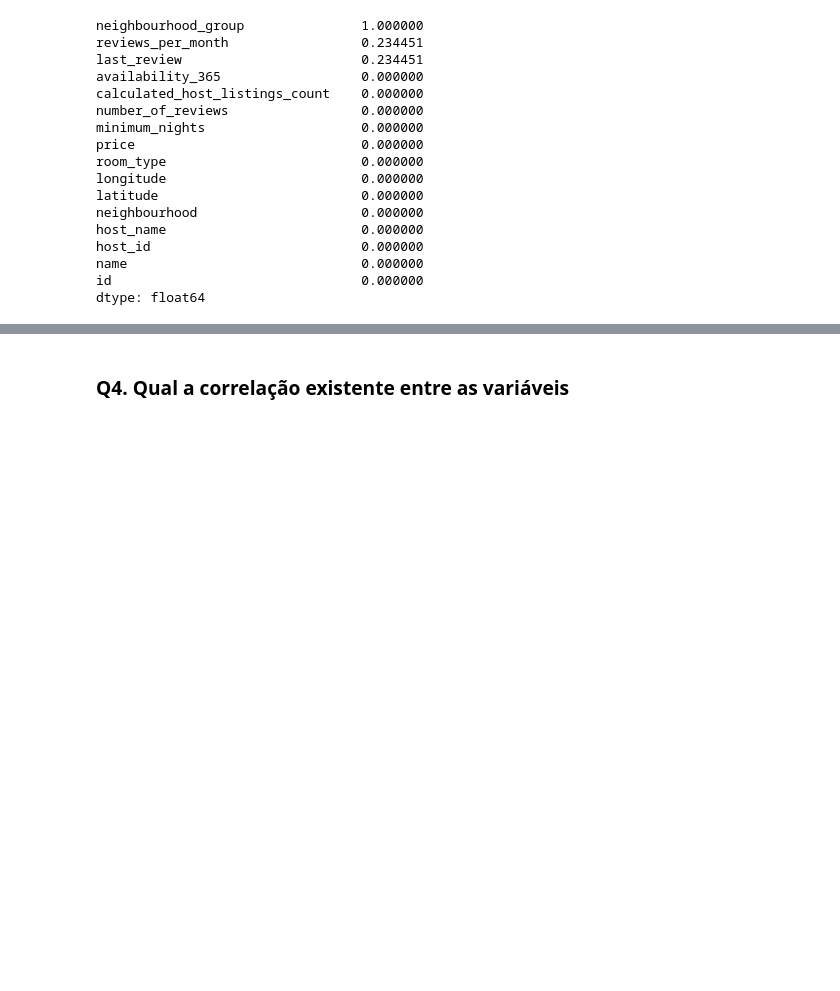
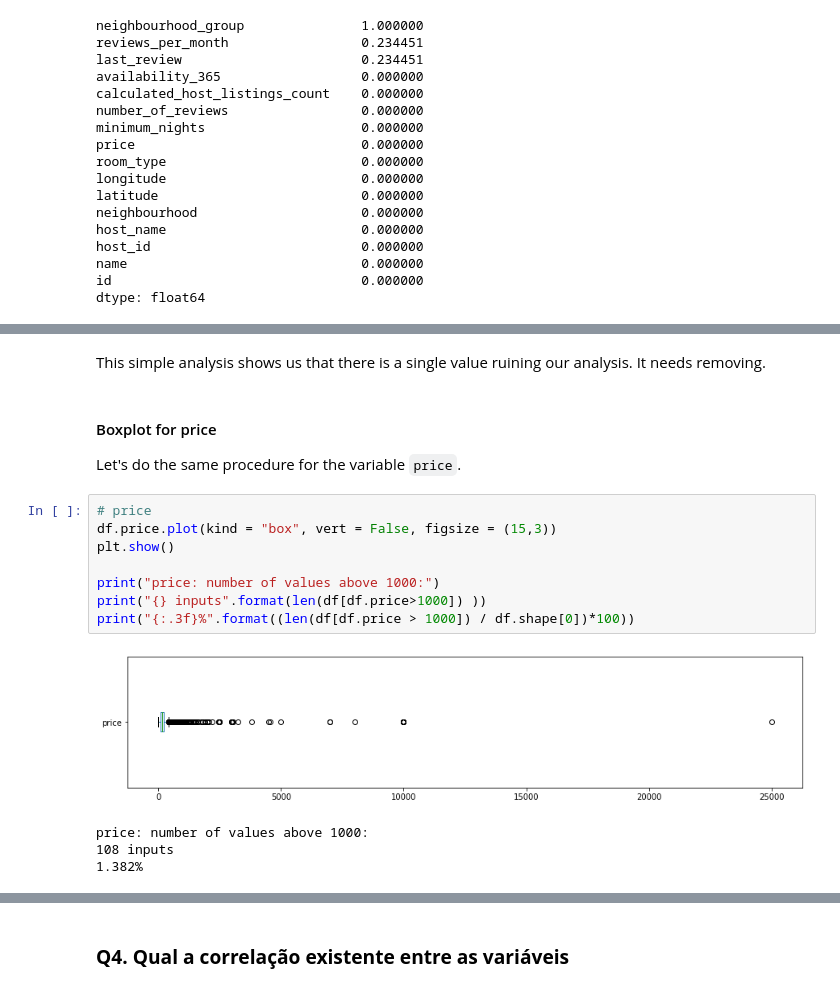
Before and after one commit to JoaoSiqueiraDS/Joao_Siqueira_Portifolio, a Jupyter notebook: [Template]_Analisando_os_Dados_do_Airbnb.ipynb, the cells around one changed output, grey strips where cells are left out. Drawn from its saved outputs; the diff is of its cells as text; blank space fills up the shorter version.

```diff
--- a/[Template]_Analisando_os_Dados_do_Airbnb.ipynb
+++ b/[Template]_Analisando_os_Dados_do_Airbnb.ipynb
@@ -138,0 +183,18 @@ dtype: float64
+# %% [markdown]
+This simple analysis shows us that there is a single value ruining our analysis. It needs removing.
+# %% [markdown]
+#### Boxplot for price
+Let's do the same procedure for the variable `price`.
+# %%
+# price
+df.price.plot(kind = "box", vert = False, figsize = (15,3))
+plt.show()
+
+print("price: number of values above 1000:")
+print("{} inputs".format(len(df[df.price>1000]) ))
+print("{:.3f}%".format((len(df[df.price > 1000]) / df.shape[0])*100))
+# %% [output]
+[figure, added]
+price: number of values above 1000:
+108 inputs
+1.382%
```
Also changed, not shown: parts of 14 cells of this notebook.
